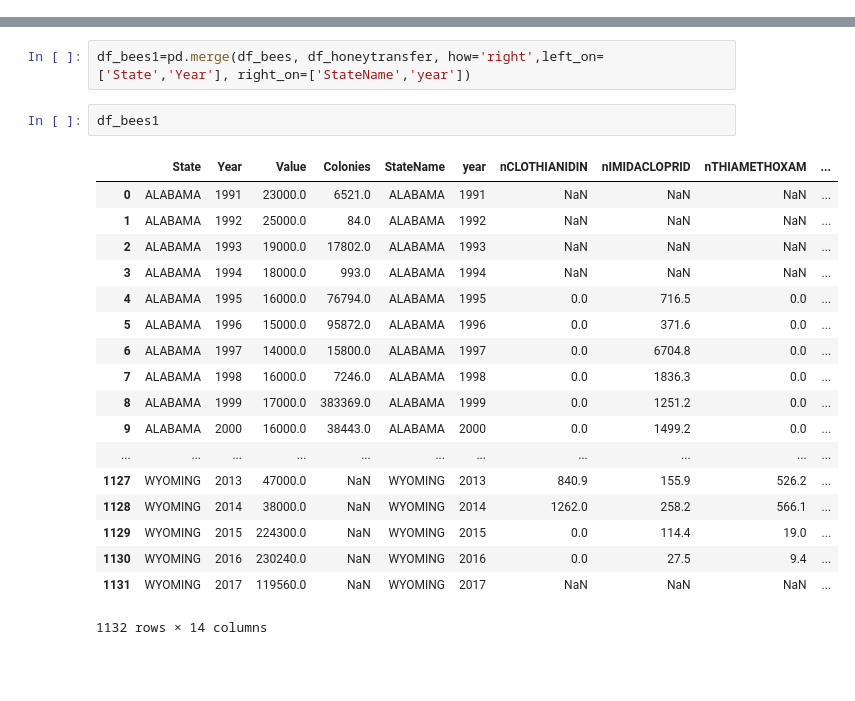
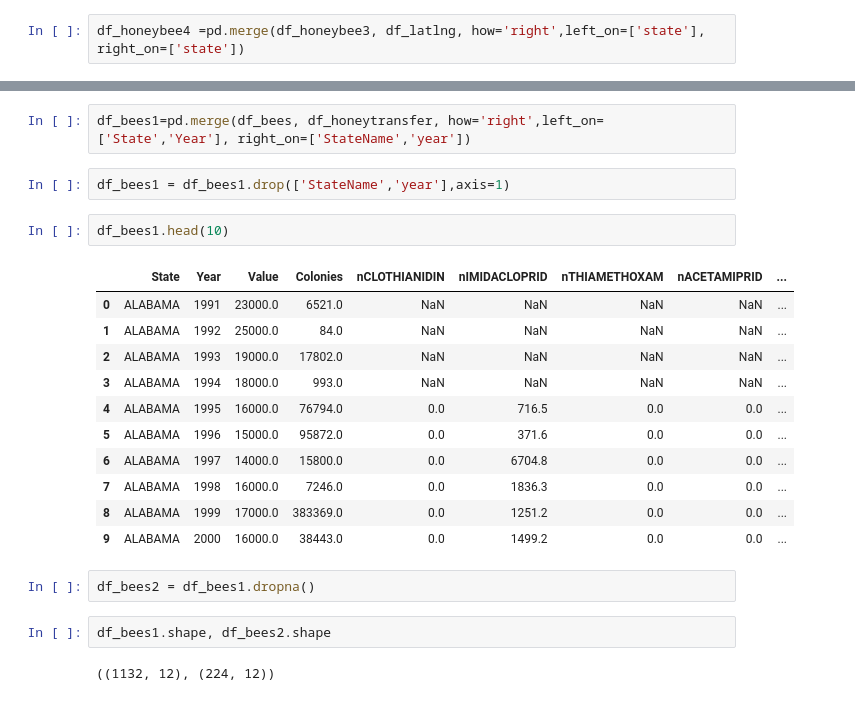
Before and after one commit to cocoisland/python_apps, a Jupyter notebook: bees/bees_colony.ipynb, the cells around one changed output, grey strips where cells are left out. Drawn from its saved outputs; the diff is of its cells as text; blank space fills up the shorter version.

```diff
--- a/bees/bees_colony.ipynb
+++ b/bees/bees_colony.ipynb
@@ -312,3 +340,5 @@ df_latlng = pd.DataFrame(alist, columns=['state','lat','lng'])
+# %%
+df_honeybee4 =pd.merge(df_honeybee3, df_latlng, how='right',left_on=['state'], right_on=['state'])
 # %%
 df_honeybee4.head()
 # %% [output]
@@ -361,23 +375,24 @@ dtype: object
 # %%
 df_bees1=pd.merge(df_bees, df_honeytransfer, how='right',left_on=['State','Year'], right_on=['StateName','year'])
+# %%
+df_bees1 = df_bees1.drop(['StateName','year'],axis=1)
 # %%
-df_bees1
+df_bees1.head(10)
 # %% [output]
-|  | State | Year | Value | Colonies | StateName | year | nCLOTHIANIDIN | nIMIDACLOPRID | nTHIAMETHOXAM | ... |
-| 0 | ALABAMA | 1991 | 23000.0 | 6521.0 | ALABAMA | 1991 | NaN | NaN | NaN | ... |
-| 1 | ALABAMA | 1992 | 25000.0 | 84.0 | ALABAMA | 1992 | NaN | NaN | NaN | ... |
-| 2 | ALABAMA | 1993 | 19000.0 | 17802.0 | ALABAMA | 1993 | NaN | NaN | NaN | ... |
-| 3 | ALABAMA | 1994 | 18000.0 | 993.0 | ALABAMA | 1994 | NaN | NaN | NaN | ... |
-| 4 | ALABAMA | 1995 | 16000.0 | 76794.0 | ALABAMA | 1995 | 0.0 | 716.5 | 0.0 | ... |
-| 5 | ALABAMA | 1996 | 15000.0 | 95872.0 | ALABAMA | 1996 | 0.0 | 371.6 | 0.0 | ... |
-| 6 | ALABAMA | 1997 | 14000.0 | 15800.0 | ALABAMA | 1997 | 0.0 | 6704.8 | 0.0 | ... |
-| 7 | ALABAMA | 1998 | 16000.0 | 7246.0 | ALABAMA | 1998 | 0.0 | 1836.3 | 0.0 | ... |
-| 8 | ALABAMA | 1999 | 17000.0 | 383369.0 | ALABAMA | 1999 | 0.0 | 1251.2 | 0.0 | ... |
-| 9 | ALABAMA | 2000 | 16000.0 | 38443.0 | ALABAMA | 2000 | 0.0 | 1499.2 | 0.0 | ... |
-| ... | ... | ... | ... | ... | ... | ... | ... | ... | ... | ... |
-| 1127 | WYOMING | 2013 | 47000.0 | NaN | WYOMING | 2013 | 840.9 | 155.9 | 526.2 | ... |
-| 1128 | WYOMING | 2014 | 38000.0 | NaN | WYOMING | 2014 | 1262.0 | 258.2 | 566.1 | ... |
-| 1129 | WYOMING | 2015 | 224300.0 | NaN | WYOMING | 2015 | 0.0 | 114.4 | 19.0 | ... |
-| 1130 | WYOMING | 2016 | 230240.0 | NaN | WYOMING | 2016 | 0.0 | 27.5 | 9.4 | ... |
-| 1131 | WYOMING | 2017 | 119560.0 | NaN | WYOMING | 2017 | NaN | NaN | NaN | ... |
+|  | State | Year | Value | Colonies | nCLOTHIANIDIN | nIMIDACLOPRID | nTHIAMETHOXAM | nACETAMIPRID | ... |
+| 0 | ALABAMA | 1991 | 23000.0 | 6521.0 | NaN | NaN | NaN | NaN | ... |
+| 1 | ALABAMA | 1992 | 25000.0 | 84.0 | NaN | NaN | NaN | NaN | ... |
+| 2 | ALABAMA | 1993 | 19000.0 | 17802.0 | NaN | NaN | NaN | NaN | ... |
+| 3 | ALABAMA | 1994 | 18000.0 | 993.0 | NaN | NaN | NaN | NaN | ... |
+| 4 | ALABAMA | 1995 | 16000.0 | 76794.0 | 0.0 | 716.5 | 0.0 | 0.0 | ... |
+| 5 | ALABAMA | 1996 | 15000.0 | 95872.0 | 0.0 | 371.6 | 0.0 | 0.0 | ... |
+| 6 | ALABAMA | 1997 | 14000.0 | 15800.0 | 0.0 | 6704.8 | 0.0 | 0.0 | ... |
+| 7 | ALABAMA | 1998 | 16000.0 | 7246.0 | 0.0 | 1836.3 | 0.0 | 0.0 | ... |
+| 8 | ALABAMA | 1999 | 17000.0 | 383369.0 | 0.0 | 1251.2 | 0.0 | 0.0 | ... |
+| 9 | ALABAMA | 2000 | 16000.0 | 38443.0 | 0.0 | 1499.2 | 0.0 | 0.0 | ... |
-1132 rows × 14 columns
+# %%
+df_bees2 = df_bees1.dropna()
+# %%
+df_bees1.shape, df_bees2.shape
+# %% [output]
+((1132, 12), (224, 12))
```
Also changed, not shown: parts of 9 cells of this notebook.
